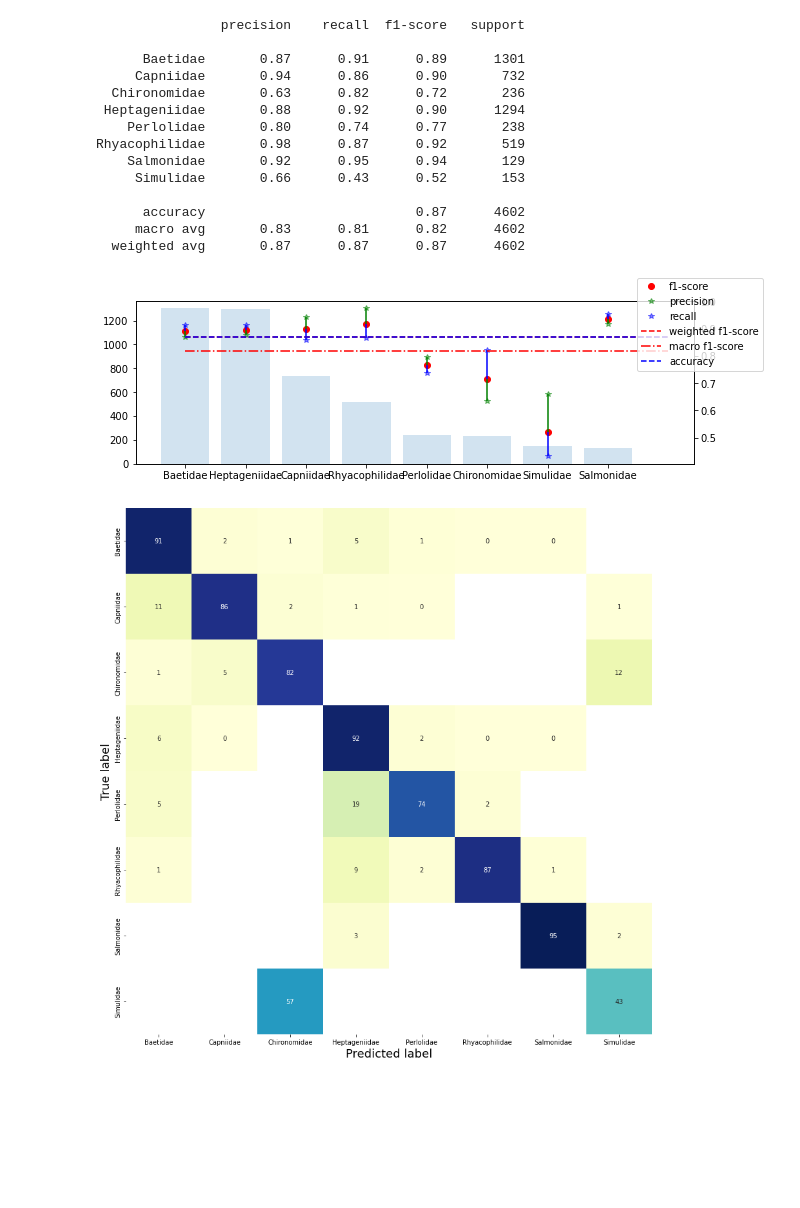
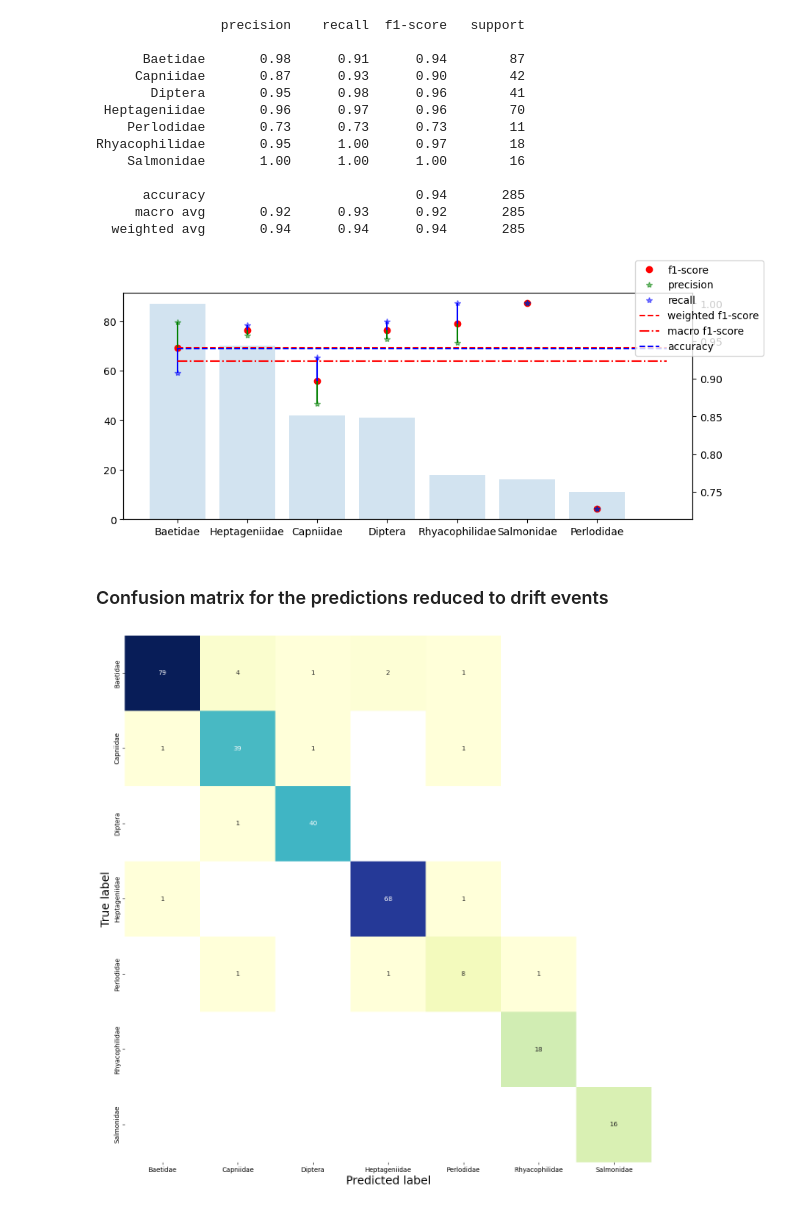
Before and after one commit to FdeSchae/RODI, a Jupyter notebook: MachineLearningClassifier/notebooks/evaluate.ipynb, the cells around one changed output. Saved outputs shown, nothing was run; the diff lists cells and outputs as text; code cells hidden in the pictures; blank space fills up the shorter version.

```diff
--- a/MachineLearningClassifier/notebooks/evaluate.ipynb
+++ b/MachineLearningClassifier/notebooks/evaluate.ipynb
@@ -5,5 +7,6 @@ import numpy as np
 # %%
-csv_path = Path('../logs/rodi/rodi_resnet18_cross-entropy_b128/predictions/rodi_resnet18_cross-entropy_b128_aug-02.csv')
+csv_path = Path(r'C:\Users\DeSchaetzen\Desktop\RODI\MachineLearningClassifier\logs\rodi\rodi_resnet18_cross-entropy_b128_Kfold4_Dip\predictions\rodi_resnet18_cross-entropy_b128_aug-02.csv')
 df = pd.read_csv(csv_path)
-df
+classes = pd.unique(df.y_true)
+print(classes)
 # %% [output]
@@ -22,0 +17,12 @@ df
+# %%
+UN_ID = pd.unique(df.ind_id)
+df_r = pd.DataFrame()
+for i in UN_ID:
+    df_id = df[df.ind_id == i]
+    y_true = df_id.y_true.mode()
+    y_pred = df_id.y_pred.mode()
+    data = [(y_true[0],y_pred[0],i)]
+    df_id_r = pd.DataFrame(data, columns = ['y_true','y_pred','ind_id'])
+    df_r = df_r.append(df_id_r, sort = False)
+print(df_r)
+df_r.to_csv(r'C:\Users\DeSchaetzen\Desktop\RODI\MachineLearningClassifier\logs\rodi\rodi_resnet18_cross-entropy_b128_Kfold4_Dip\predictions\rodi_resnet18_cross-entropy_b128_aug-02_reduced.csv')
@@ -51,12 +76,12 @@ def classification_reportX(*args, figsize=None, **kwargs):
     return classification_report(*args, **kwargs)
 
 def confusion_matrixX(y_true, y_pred, classes, figsize=(15,15)):
-    cm = confusion_matrix(y_true, y_pred, normalize='true')
+    cm = confusion_matrix(y_true, y_pred, normalize= None)
     fig, ax = plt.subplots(figsize=figsize)
 
     mask = np.zeros_like(cm)
     mask[cm==0] = 1
-    sns.heatmap(cm*100,
+    sns.heatmap(cm,
                 annot=True,
                 fmt='.0f',
                 cmap="YlGnBu",
@@ -71,22 +123,23 @@ def confusion_matrixX(y_true, y_pred, classes, figsize=(15,15)):
 # %%
-print(classification_reportX(df.y_true, df.y_pred, figsize=(10,3)))
+print(classification_reportX(df_r.y_true, df_r.y_pred, figsize=(10,4)))
 # %% [output]
                 precision    recall  f1-score   support
 
-      Baetidae       0.87      0.91      0.89      1301
-     Capniidae       0.94      0.86      0.90       732
-  Chironomidae       0.63      0.82      0.72       236
- Heptageniidae       0.88      0.92      0.90      1294
-    Perlolidae       0.80      0.74      0.77       238
-Rhyacophilidae       0.98      0.87      0.92       519
-    Salmonidae       0.92      0.95      0.94       129
-     Simulidae       0.66      0.43      0.52       153
+      Baetidae       0.98      0.91      0.94        87
+     Capniidae       0.87      0.93      0.90        42
+       Diptera       0.95      0.98      0.96        41
+ Heptageniidae       0.96      0.97      0.96        70
+    Perlodidae       0.73      0.73      0.73        11
+Rhyacophilidae       0.95      1.00      0.97        18
+    Salmonidae       1.00      1.00      1.00        16
 
-      accuracy                           0.87      4602
-     macro avg       0.83      0.81      0.82      4602
-  weighted avg       0.87      0.87      0.87      4602
+      accuracy                           0.94       285
+     macro avg       0.92      0.93      0.92       285
+  weighted avg       0.94      0.94      0.94       285
-[figure, old version]
+[figure, new version]
+# %% [markdown]
+### Confusion matrix for the predictions reduced to drift events
 # %%
-confusion_matrixX(df.y_true, df.y_pred, classes)
+confusion_matrixX(df_r.y_true, df_r.y_pred, classes)
 # %% [output]
-[figure, old version]
+[figure, new version]
```
Also changed, not shown: parts of 11 cells of this notebook.
